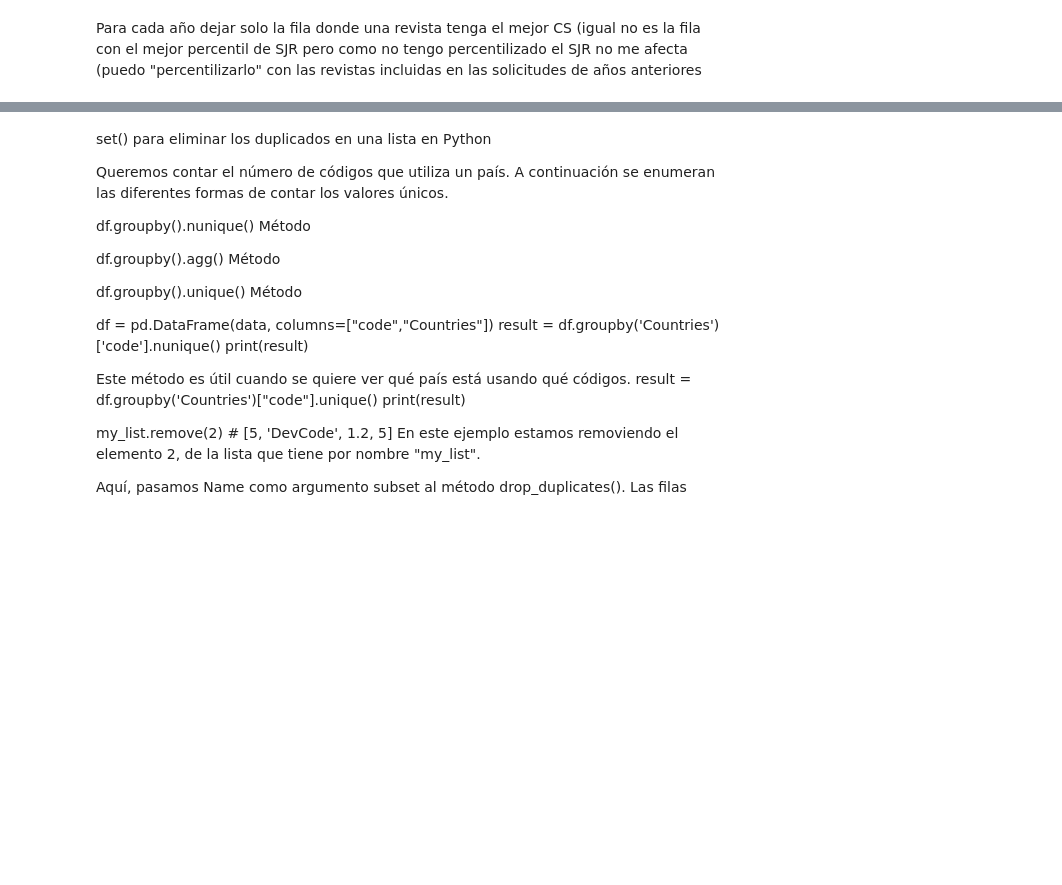
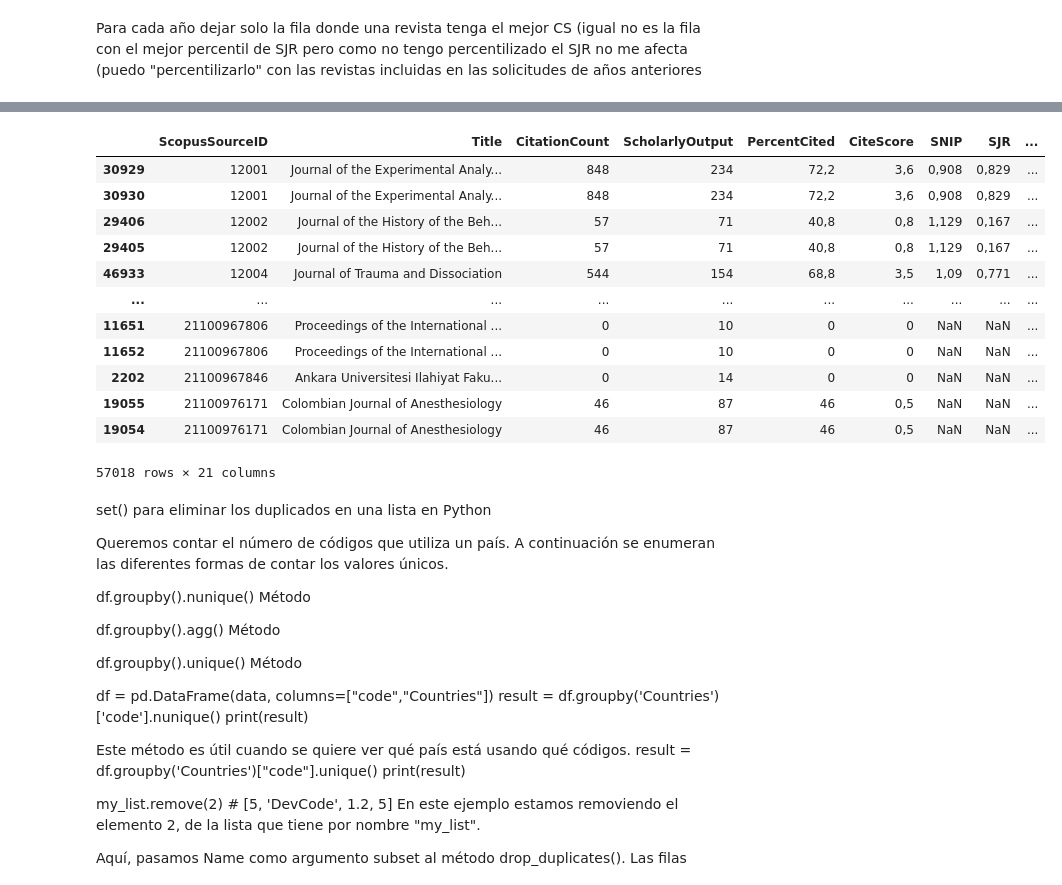
Before and after one commit to jamg-upv/Impacto-citas-articulo, a Jupyter notebook: impactoencitas.ipynb, the cells around one changed output, grey strips where cells are left out. Saved outputs shown, nothing was run; the diff lists cells and outputs as text; code cells hidden in the pictures; blank space fills up the shorter version.

```diff
--- a/impactoencitas.ipynb
+++ b/impactoencitas.ipynb
@@ -211,11 +257,28 @@ plt.hist(ContarSourceId2 ["size"], bins=[1,2,3,4,5,6])
 # %%
 # en lugar de mostrar solo las filas cuyo count sea mayor que 1 y  buscar las filas con el ScopusSourceID	 >1  y borrar las filas de menos Percentile
 # aprovecho la función keep="last" para  eliminar todas las filas con un valor repetido, menos la ultima
 # Establecemos keep=False para eliminar todas las filas que tengan el mismo valor de cualquier columna.
 
-#primero tengo que ordenar por ScopusSourceID  y por
-df_without_duplicates = df_with_duplicates.drop_duplicates(
-    subset=['Name'], keep="last")
+#primero tengo que ordenar por ScopusSourceID  y por Percentile ascendente
+dfOrdered=df.sort_values(['ScopusSourceID', 'Percentile'], ascending=True)
+dfOrdered
+
+# df_without_duplicates = df_with_duplicates.drop_duplicates(
+#     subset=['Name'], keep="last")
+# %% [output]
+|  | ScopusSourceID | Title | CitationCount | ScholarlyOutput | PercentCited | CiteScore | SNIP | SJR | ... |
+| 30929 | 12001 | Journal of the Experimental Analy... | 848 | 234 | 72,2 | 3,6 | 0,908 | 0,829 | ... |
+| 30930 | 12001 | Journal of the Experimental Analy... | 848 | 234 | 72,2 | 3,6 | 0,908 | 0,829 | ... |
+| 29406 | 12002 | Journal of the History of the Beh... | 57 | 71 | 40,8 | 0,8 | 1,129 | 0,167 | ... |
+| 29405 | 12002 | Journal of the History of the Beh... | 57 | 71 | 40,8 | 0,8 | 1,129 | 0,167 | ... |
+| 46933 | 12004 | Journal of Trauma and Dissociation | 544 | 154 | 68,8 | 3,5 | 1,09 | 0,771 | ... |
+| ... | ... | ... | ... | ... | ... | ... | ... | ... | ... |
+| 11651 | 21100967806 | Proceedings of the International ... | 0 | 10 | 0 | 0 | NaN | NaN | ... |
+| 11652 | 21100967806 | Proceedings of the International ... | 0 | 10 | 0 | 0 | NaN | NaN | ... |
+| 2202 | 21100967846 | Ankara Universitesi Ilahiyat Faku... | 0 | 14 | 0 | 0 | NaN | NaN | ... |
+| 19055 | 21100976171 | Colombian Journal of Anesthesiology | 46 | 87 | 46 | 0,5 | NaN | NaN | ... |
+| 19054 | 21100976171 | Colombian Journal of Anesthesiology | 46 | 87 | 46 | 0,5 | NaN | NaN | ... |
+57018 rows × 21 columns
 # %%
 # compruebo que ahora no hay ScopusSourceID repetidos
 # %% [markdown]
```
Also changed, not shown: parts of 5 cells of this notebook.
